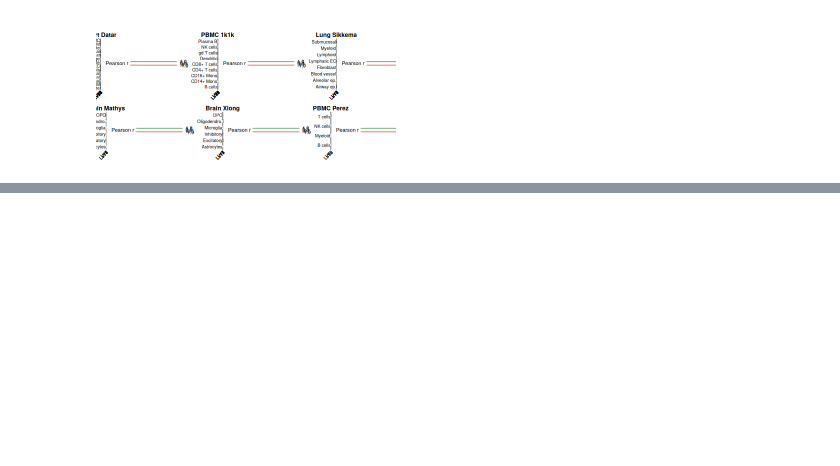
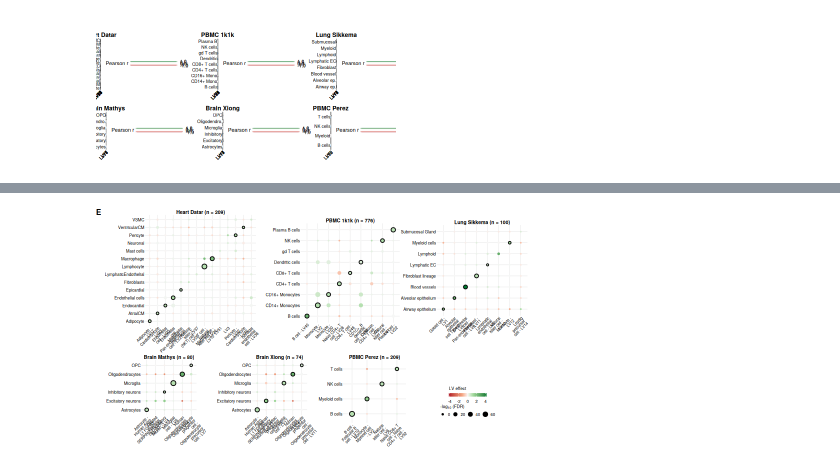
Before and after one commit to pivlab/clamp-analyses, a Jupyter notebook: nbs/99_panels/supp1.executed.ipynb, the cells around one changed output, grey strips where cells are left out. Saved outputs shown, nothing was run; the diff lists cells and outputs as text; code cells hidden in the pictures; blank space fills up the shorter version.

```diff
--- a/nbs/99_panels/supp1.executed.ipynb
+++ b/nbs/99_panels/supp1.executed.ipynb
@@ -845,0 +551,90 @@ output directory: output/99_panels/supp1
+# %%
+module_ready <- fread(snakemake@input[["marker"]])
+GRID_COLORS <- unlist(cfg$GRID_COLORS)
+GRID_VALUES <- as.numeric(cfg$GRID_VALUES)
+
+build_module_pub <- function(d) {
+  ds <- d$dataset[1]
+  ds_label <- if (ds %in% names(DATASET_LABELS)) DATASET_LABELS[ds] else ds
+  d[, marker_row_label := abbreviate_ct(marker_row_label)]
+  d[, lv_col_label := wrap_label(lv_col_label)]
+  row_levels <- unique(d[order(marker_row_rank), marker_row_label])
+  col_levels <- unique(d[order(lv_col_rank), lv_col_label])
+  d[, marker_row_label := factor(marker_row_label, levels = row_levels)]
+  d[, lv_col_label := factor(lv_col_label, levels = col_levels)]
+  diagonal <- d[diag_recovered == TRUE]
+  z_lim <- d$Z_LIM[1]
+  q_lim <- d$Q_LIM[1]
+  n_samples <- d$n_samples[1]
+
+  p <- ggplot(d, aes(lv_col_label, marker_row_label)) +
+    geom_point(aes(size = neg_log10_fdr, color = row_effect)) +
+    {if (nrow(diagonal)) geom_point(data = diagonal, aes(size = neg_log10_fdr),
+                                    shape = 1, color = "black", stroke = 0.55)} +
+    scale_size_continuous(limits = c(0, q_lim), range = c(0.25, 2.15),
+                          name = expression("-" * log[10] ~ "(FDR)")) +
+    scale_color_gradientn(colors = GRID_COLORS, values = GRID_VALUES,
+                          limits = c(-z_lim, z_lim), name = "LV effect") +
+    scale_x_discrete(drop = FALSE) +
+    scale_y_discrete(drop = FALSE) +
+    coord_fixed() +
+    labs(x = NULL, y = NULL, title = paste0(ds_label, " (n = ", n_samples, ")")) +
+    theme_nature_methods() +
+    theme(panel.grid.major = element_line(color = "grey90", linewidth = 0.18),
+          axis.line = element_blank(), axis.ticks = element_blank(),
+          axis.text.x = element_text(angle = 45, hjust = 1, vjust = 1,
+                                     size = 4.3, lineheight = 0.88),
+          axis.text.y = element_text(size = 4.7),
+          plot.title = element_text(size = 5.7, face = "bold", hjust = 0.5,
+                                    margin = margin(b = 0.5)),
+          plot.margin = margin(0.5, 0.7, 0.5, 0.7))
+  list(plot = p, n_cat = length(row_levels))
+}
+
+module_pub_blocks <- lapply(split(copy(module_ready), module_ready$dataset), build_module_pub)
+module_pub_order <- order(-vapply(module_pub_blocks, `[[`, "n_cat", FUN.VALUE = numeric(1)))
+module_pub_blocks <- module_pub_blocks[module_pub_order]
+module_pub_panels <- lapply(module_pub_blocks, `[[`, "plot")
+module_pub_widths <- sqrt(vapply(module_pub_blocks, `[[`, "n_cat", FUN.VALUE = numeric(1)))
+
+top_idx <- 1:3
+bottom_idx <- 4:6
+top_sum <- sum(module_pub_widths[top_idx])
+bottom_sum <- sum(module_pub_widths[bottom_idx])
+legend_pad <- max(0.8, top_sum - bottom_sum)
+
+module_legend <- get_legend(
+  module_pub_panels[[1]] +
+    guides(color = guide_colorbar(order = 1, title.position = "top",
+                                  barwidth = unit(16, "mm"),
+                                  barheight = unit(1.5, "mm")),
+           size = guide_legend(order = 2, title.position = "top", nrow = 1)) +
+    theme(legend.position = "bottom", legend.direction = "horizontal",
+          legend.box = "vertical", legend.box.just = "center",
+          legend.spacing.y = unit(0.5, "mm"),
+          legend.box.margin = margin(0, 0, 0, 0),
+          legend.key.width = unit(2.1, "mm"), legend.key.height = unit(1.8, "mm"),
+          legend.text = element_text(size = 4.7),
+          legend.title = element_text(size = 5))
+)
+
+C_top <- plot_grid(plotlist = lapply(module_pub_panels[top_idx],
+                                     function(p) p + theme(legend.position = "none")),
+                   nrow = 1, rel_widths = module_pub_widths[top_idx])
+C_bottom <- plot_grid(
+  plotlist = c(lapply(module_pub_panels[bottom_idx],
+                      function(p) p + theme(legend.position = "none")),
+               list(ggdraw() + draw_grob(module_legend, x = 0.08, y = 0.02,
+                                         width = 0.84, height = 0.96))),
+  nrow = 1, rel_widths = c(module_pub_widths[bottom_idx], legend_pad)
+)
+C_main <- plot_grid(C_top, C_bottom, ncol = 1,
+                    rel_heights = c(max(module_pub_widths[top_idx]),
+                                    max(module_pub_widths[bottom_idx])))
+panel_E <- C_main
+
+panel_E <- add_overlay_tag(panel_E, "E")
+options(repr.plot.width = 7.2, repr.plot.height = 4.0)
+print(panel_E)
+# %% [output]
+[figure, added]
```
Also changed, not shown: parts of 17 cells of this notebook.
